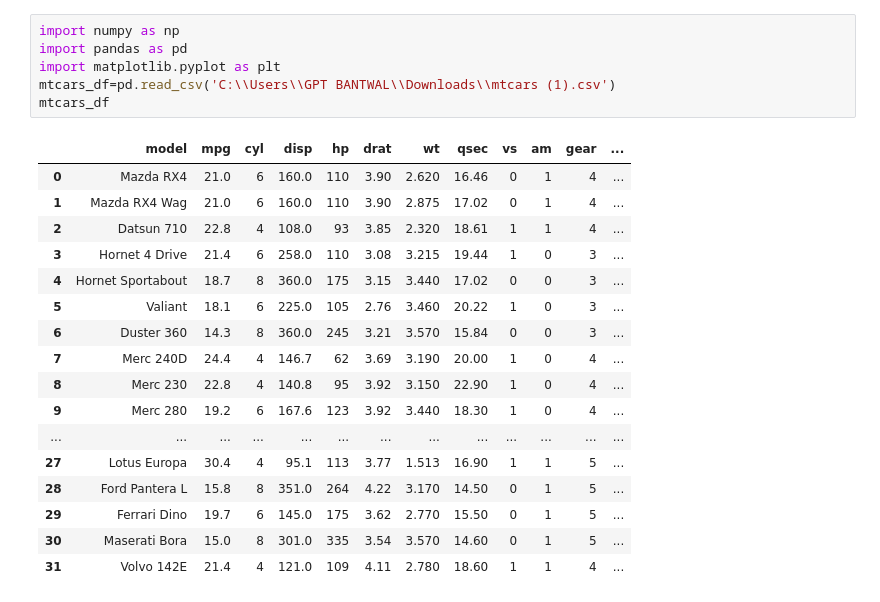
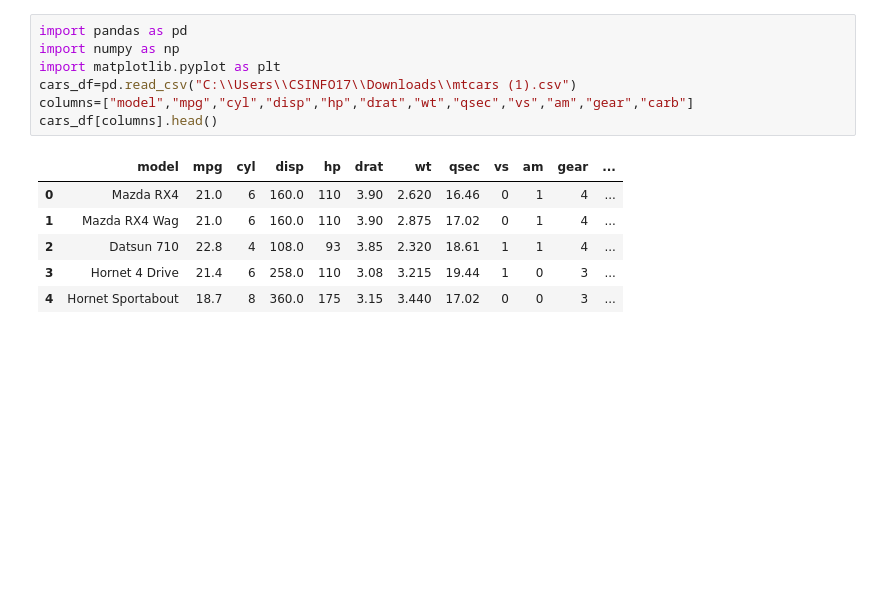
Before and after one commit to user22-23/day5, a Jupyter notebook: mtcars.ipynb, the cells around one changed output. Cells and saved outputs as stored; diff of their text form; blank space fills up the shorter version.

```diff
--- a/mtcars.ipynb
+++ b/mtcars.ipynb
@@ -1,25 +1,15 @@
 # %%
+import pandas as pd
 import numpy as np
-import pandas as pd
 import matplotlib.pyplot as plt
-mtcars_df=pd.read_csv('C:\\Users\\GPT BANTWAL\\Downloads\\mtcars (1).csv')
-mtcars_df
+cars_df=pd.read_csv("C:\\Users\\CSINFO17\\Downloads\\mtcars (1).csv")
+columns=["model","mpg","cyl","disp","hp","drat","wt","qsec","vs","am","gear","carb"]
+cars_df[columns].head()
 # %% [output]
 |  | model | mpg | cyl | disp | hp | drat | wt | qsec | vs | am | gear | ... |
 | 0 | Mazda RX4 | 21.0 | 6 | 160.0 | 110 | 3.90 | 2.620 | 16.46 | 0 | 1 | 4 | ... |
 | 1 | Mazda RX4 Wag | 21.0 | 6 | 160.0 | 110 | 3.90 | 2.875 | 17.02 | 0 | 1 | 4 | ... |
 | 2 | Datsun 710 | 22.8 | 4 | 108.0 | 93 | 3.85 | 2.320 | 18.61 | 1 | 1 | 4 | ... |
 | 3 | Hornet 4 Drive | 21.4 | 6 | 258.0 | 110 | 3.08 | 3.215 | 19.44 | 1 | 0 | 3 | ... |
 | 4 | Hornet Sportabout | 18.7 | 8 | 360.0 | 175 | 3.15 | 3.440 | 17.02 | 0 | 0 | 3 | ... |
-| 5 | Valiant | 18.1 | 6 | 225.0 | 105 | 2.76 | 3.460 | 20.22 | 1 | 0 | 3 | ... |
-| 6 | Duster 360 | 14.3 | 8 | 360.0 | 245 | 3.21 | 3.570 | 15.84 | 0 | 0 | 3 | ... |
-| 7 | Merc 240D | 24.4 | 4 | 146.7 | 62 | 3.69 | 3.190 | 20.00 | 1 | 0 | 4 | ... |
-| 8 | Merc 230 | 22.8 | 4 | 140.8 | 95 | 3.92 | 3.150 | 22.90 | 1 | 0 | 4 | ... |
-| 9 | Merc 280 | 19.2 | 6 | 167.6 | 123 | 3.92 | 3.440 | 18.30 | 1 | 0 | 4 | ... |
-| ... | ... | ... | ... | ... | ... | ... | ... | ... | ... | ... | ... | ... |
-| 27 | Lotus Europa | 30.4 | 4 | 95.1 | 113 | 3.77 | 1.513 | 16.90 | 1 | 1 | 5 | ... |
-| 28 | Ford Pantera L | 15.8 | 8 | 351.0 | 264 | 4.22 | 3.170 | 14.50 | 0 | 1 | 5 | ... |
-| 29 | Ferrari Dino | 19.7 | 6 | 145.0 | 175 | 3.62 | 2.770 | 15.50 | 0 | 1 | 5 | ... |
-| 30 | Maserati Bora | 15.0 | 8 | 301.0 | 335 | 3.54 | 3.570 | 14.60 | 0 | 1 | 5 | ... |
-| 31 | Volvo 142E | 21.4 | 4 | 121.0 | 109 | 4.11 | 2.780 | 18.60 | 1 | 1 | 4 | ... |
 # %%
```
Also changed, not shown: parts of 4 cells of this notebook.
